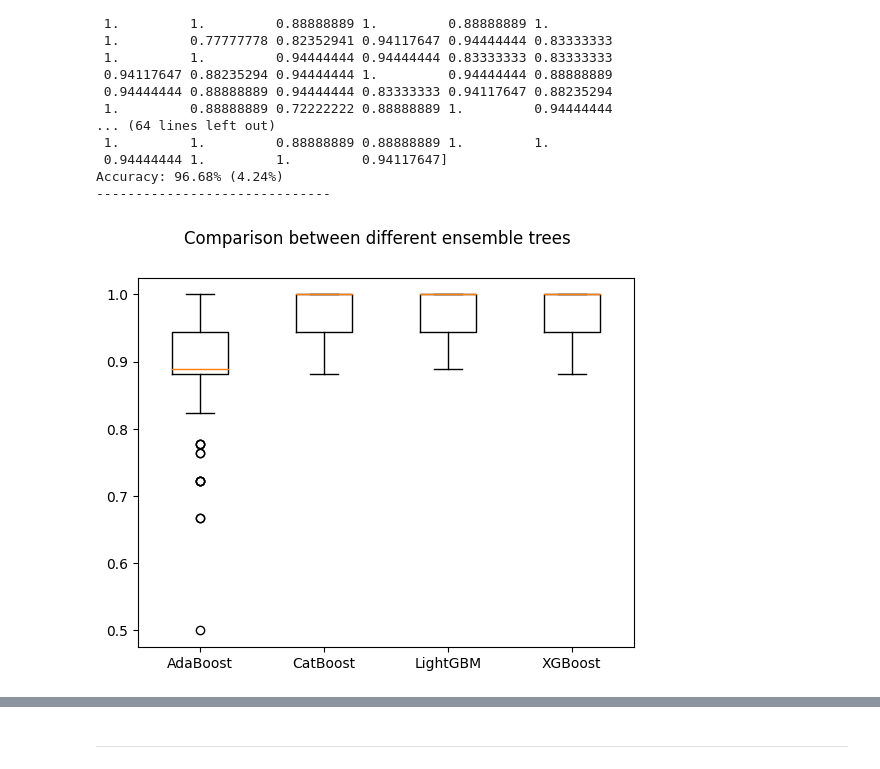
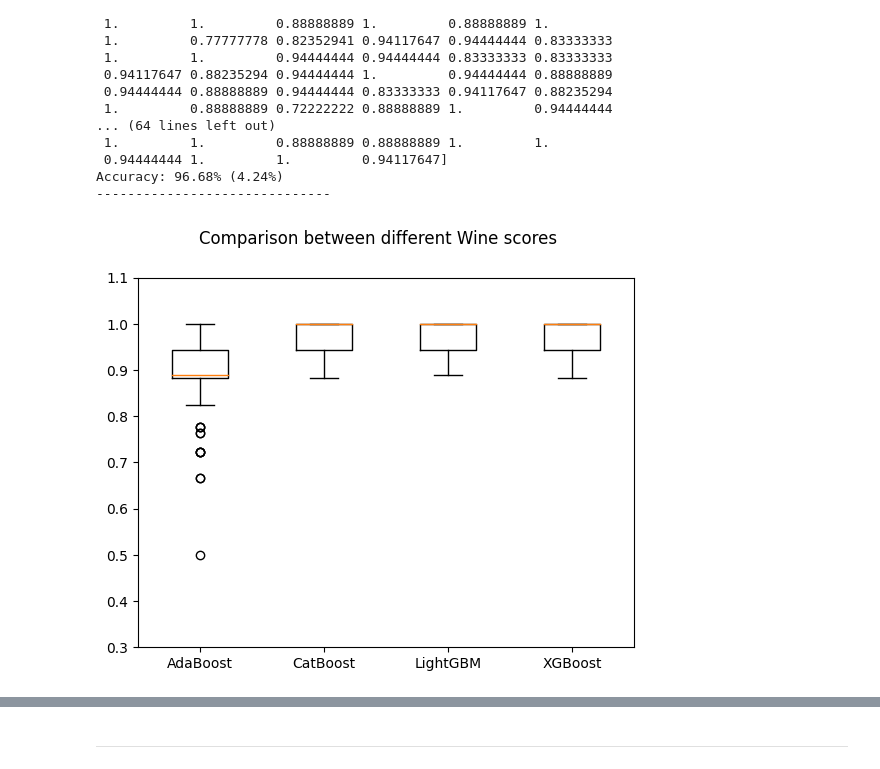
Before and after one commit to RochaErik/AlgorithmComparison, a Jupyter notebook: AlgorithmComparison.ipynb, the cells around one changed output, grey strips where cells are left out. Saved outputs shown, nothing was run; the diff lists cells and outputs as text; code cells hidden in the pictures.

Commit message:
Boxplot done

```diff
--- a/AlgorithmComparison.ipynb
+++ b/AlgorithmComparison.ipynb
@@ -207,14 +208,16 @@ for name, clf in zip(names, classifiers):
 Accuracy: 96.68% (4.24%)
 ------------------------------
 # %%
-# boxplot algorithm comparison
+# algorithm comparison
+
 fig = plt.figure()
-fig.suptitle('Comparison between different ensemble trees')
+fig.suptitle('Comparison between different Wine scores')
 ax = fig.add_subplot(111)
+plt.ylim(0.3, 1.1)
 plt.boxplot(wine_scores)
 ax.set_xticklabels(model_names)
 plt.show()
 # %% [output]
-[figure, old version]
+[figure, new version]
 # %%
 Algo_results = pd.DataFrame()
```
Also changed, not shown: parts of 34 cells of this notebook.
